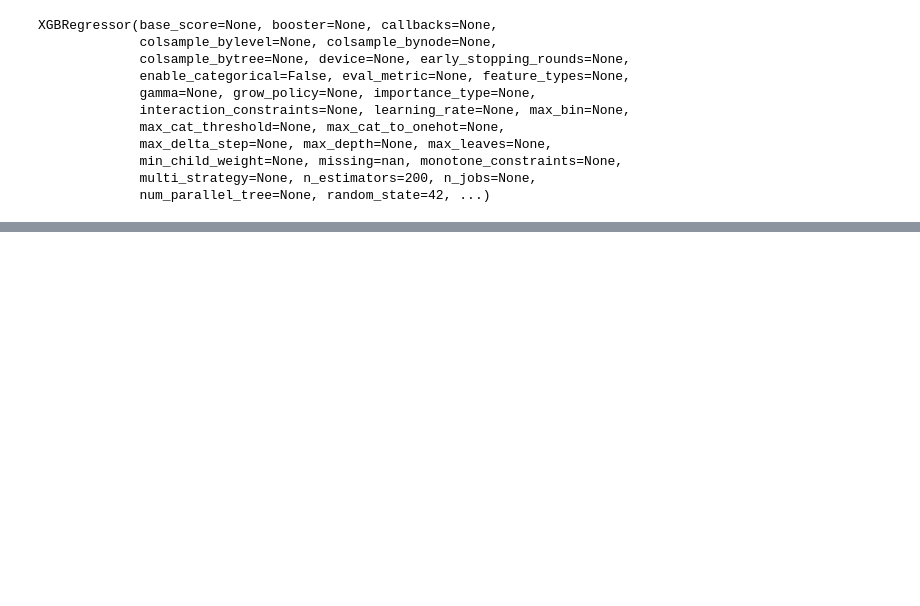
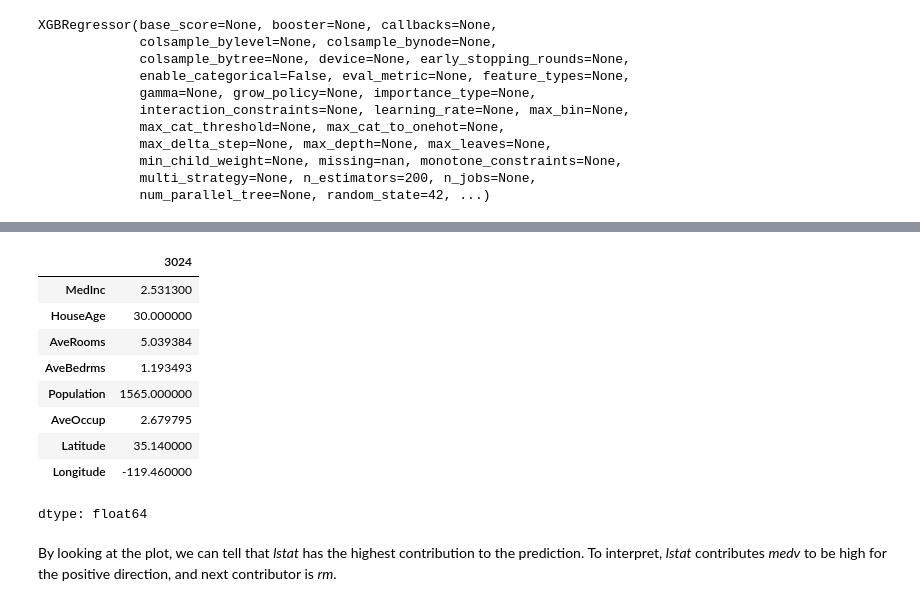
Before and after one commit to shuseiyokoi/data-science-portfolio, a Jupyter notebook: SHAP/SHAP.ipynb, the cells around one changed output, grey strips where cells are left out. Drawn from its saved outputs; the diff is of its cells as text; code cells hidden in the pictures; blank space fills up the shorter version.

```diff
--- a/SHAP/SHAP.ipynb
+++ b/SHAP/SHAP.ipynb
@@ -109,0 +242,16 @@ Name: 20046, dtype: float64
+# %%
+X_test.iloc[1]
+# %% [output]
+|  | 3024 |
+| MedInc | 2.531300 |
+| HouseAge | 30.000000 |
+| AveRooms | 5.039384 |
+| AveBedrms | 1.193493 |
+| Population | 1565.000000 |
+| AveOccup | 2.679795 |
+| Latitude | 35.140000 |
+| Longitude | -119.460000 |
+dtype: float64
+# %% [markdown]
+
+By looking at the plot, we can tell that *lstat* has the highest contribution to the prediction. To interpret, *lstat* contributes *medv* to be high for the positive direction, and next contributor is *rm*.
```
Also changed, not shown: parts of 17 cells of this notebook.
